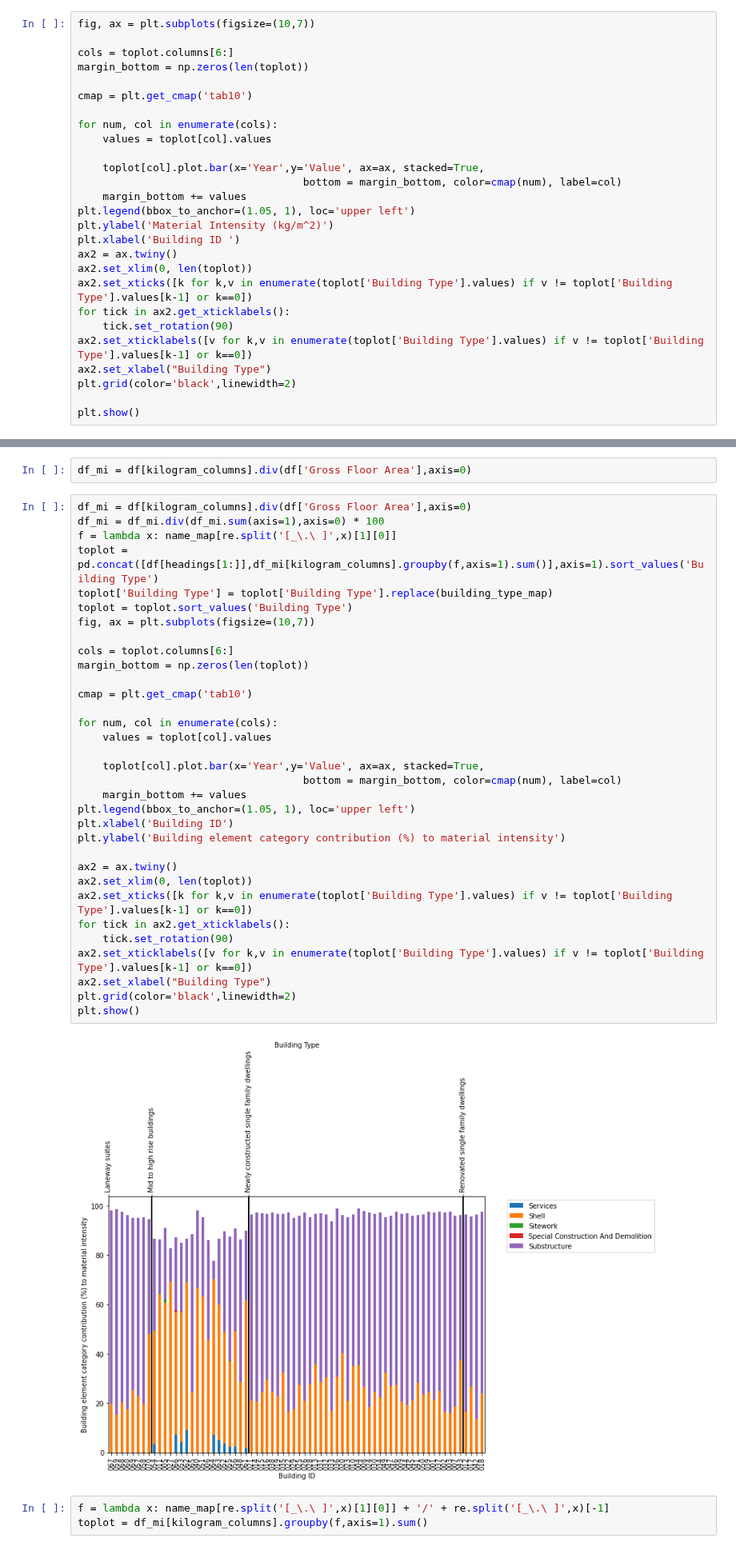
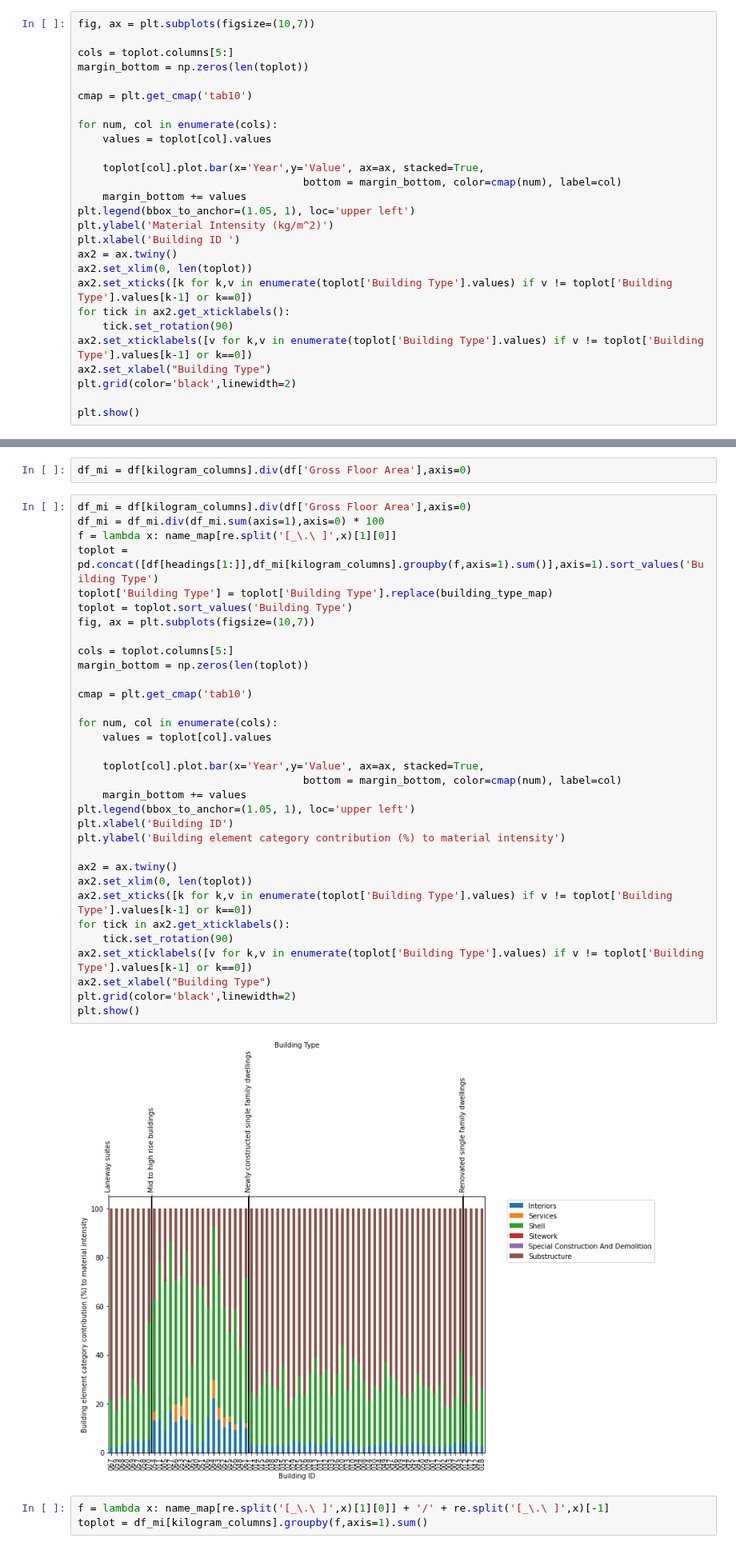
Before and after one commit to alexwolson/A-Construction-Classification-System-Database-for-Understanding-Resource-Use-in-Buildings, a Jupyter notebook: Sample Code/Sample.ipynb, the cells around one changed output, grey strips where cells are left out. Shown at 80% size. Drawn from its saved outputs; the diff is of its cells as text.

```diff
--- a/Sample Code/Sample.ipynb
+++ b/Sample Code/Sample.ipynb
@@ -450,7 +450,7 @@ set(df['Building Type'].values)
 # %%
 fig, ax = plt.subplots(figsize=(10,7))
 
-cols = toplot.columns[6:]
+cols = toplot.columns[5:]
 margin_bottom = np.zeros(len(toplot))
 
 cmap = plt.get_cmap('tab10')
@@ -506,35 +506,35 @@ df_mi = df_mi.div(df_mi.sum(axis=1),axis=0) * 100
 f = lambda x: name_map[re.split('[_\.\ ]',x)[1][0]]
 toplot = pd.concat([df[headings[1:]],df_mi[kilogram_columns].groupby(f,axis=1).sum()],axis=1).sort_values('Building Type')
 toplot['Building Type'] = toplot['Building Type'].replace(building_type_map)
 toplot = toplot.sort_values('Building Type')
 fig, ax = plt.subplots(figsize=(10,7))
 
-cols = toplot.columns[6:]
+cols = toplot.columns[5:]
 margin_bottom = np.zeros(len(toplot))
 
 cmap = plt.get_cmap('tab10')
 
 for num, col in enumerate(cols):
     values = toplot[col].values
 
     toplot[col].plot.bar(x='Year',y='Value', ax=ax, stacked=True,
                                     bottom = margin_bottom, color=cmap(num), label=col)
     margin_bottom += values
 plt.legend(bbox_to_anchor=(1.05, 1), loc='upper left')
 plt.xlabel('Building ID')
 plt.ylabel('Building element category contribution (%) to material intensity')
 
 ax2 = ax.twiny()
 ax2.set_xlim(0, len(toplot))
 ax2.set_xticks([k for k,v in enumerate(toplot['Building Type'].values) if v != toplot['Building Type'].values[k-1] or k==0])
 for tick in ax2.get_xticklabels():
     tick.set_rotation(90)
 ax2.set_xticklabels([v for k,v in enumerate(toplot['Building Type'].values) if v != toplot['Building Type'].values[k-1] or k==0])
 ax2.set_xlabel("Building Type")
 plt.grid(color='black',linewidth=2)
 plt.show()
 # %% [output]
-[figure, old version]
+[figure, new version]
 # %%
 f = lambda x: name_map[re.split('[_\.\ ]',x)[1][0]] + '/' + re.split('[_\.\ ]',x)[-1]
 toplot = df_mi[kilogram_columns].groupby(f,axis=1).sum()
```
Also changed, not shown: parts of 3 cells of this notebook, 4 other files.
